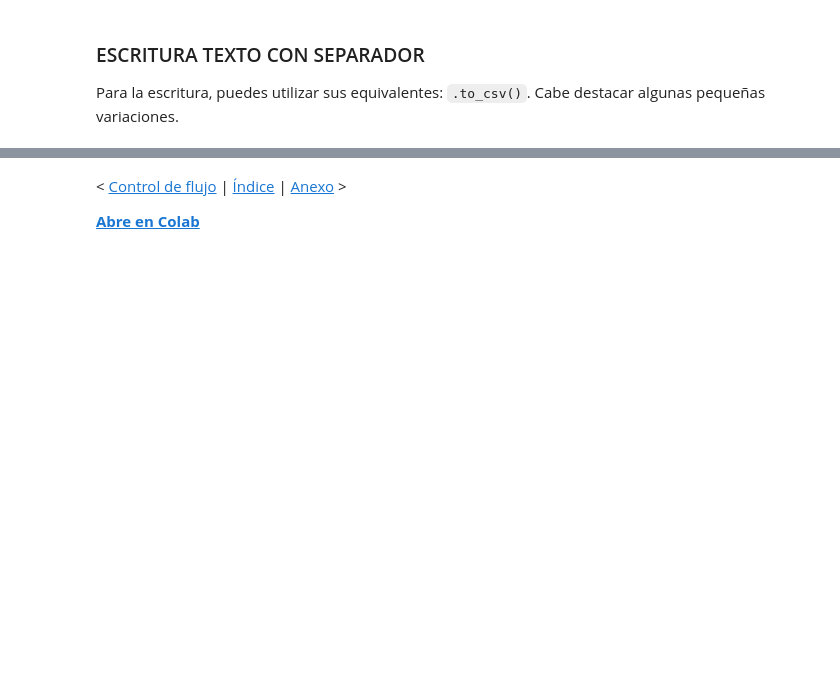
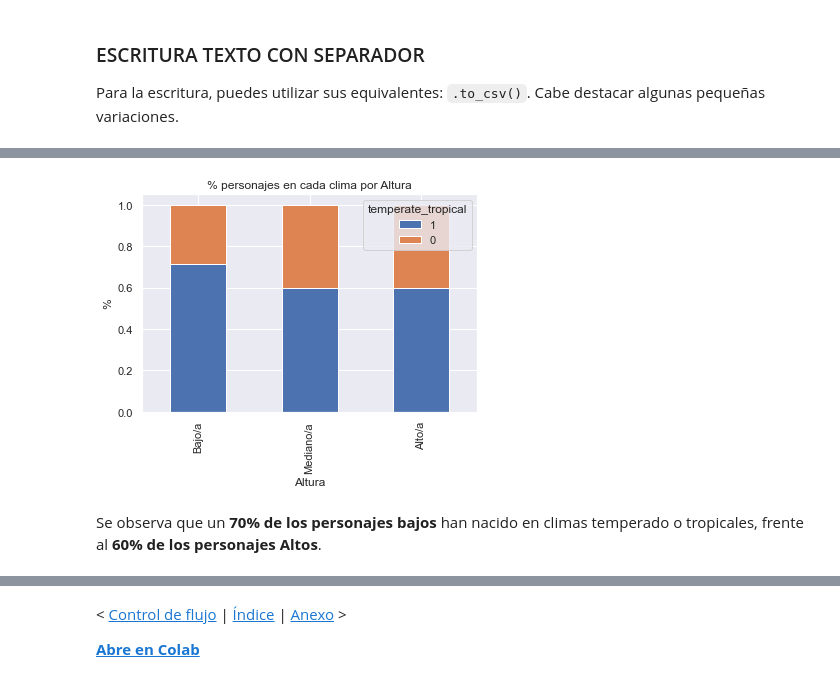
Before and after one commit to griu/mbdds_fc20, a Jupyter notebook: Python/modulo1_tema4_Py_50_gest_dat.ipynb, the cells around one changed output, grey strips where cells are left out. Cells and saved outputs as stored; diff of their text form; code cells hidden in the pictures; blank space fills up the shorter version.

```diff
--- a/Python/modulo1_tema4_Py_50_gest_dat.ipynb
+++ b/Python/modulo1_tema4_Py_50_gest_dat.ipynb
@@ -744,0 +808,5 @@ unclass(b)
+# %%
+personajes_df = pd.merge(people_df.reset_index(),
+                         planets_df.reset_index(), left_on=["homeworld"], right_on=["url"])
+personajes_df.index= personajes_df.name_x         # indexamos por nombre del personaje
+personajes_df.head()
@@ -744,0 +821,5 @@ unclass(b)
+# %%
+personajes_df["Altura_Cat"] = pd.cut(personajes_df.height,[-np.infty,171,189,np.infty], right=False)
+personajes_df.Altura_Cat.cat.categories = ["Bajo/a","Mediano/a","Alto/a"]
+
+personajes_df.Altura_Cat.value_counts().sort_index()
@@ -744,0 +843,4 @@ unclass(b)
+# %%
+summ_altura_clima = pd.crosstab(personajes_df.Altura_Cat,personajes_df.temperate_tropical, normalize="index")
+
+summ_altura_clima.sort_index(axis=1, ascending=False)
@@ -744,0 +855,3 @@ unclass(b)
+# %%
+summ_altura_clima = summ_altura_clima.sort_index(axis=1, ascending=False) # cambiamos orden columnas para el gráfico
+summ_altura_clima
@@ -744,0 +864,9 @@ unclass(b)
+# %%
+summ_altura_clima.plot.bar(stacked=True,include_bool=True)
+plt.title("% personajes en cada clima por Altura")
+plt.ylabel("%")
+plt.xlabel("Altura");
+# %% [output]
+[figure, added]
+# %% [markdown]
+Se observa que un **70% de los personajes bajos** han nacido en climas temperado o tropicales, frente al **60% de los personajes Altos**.
```
Also changed, not shown: parts of 313 cells of this notebook, 3 other files.
